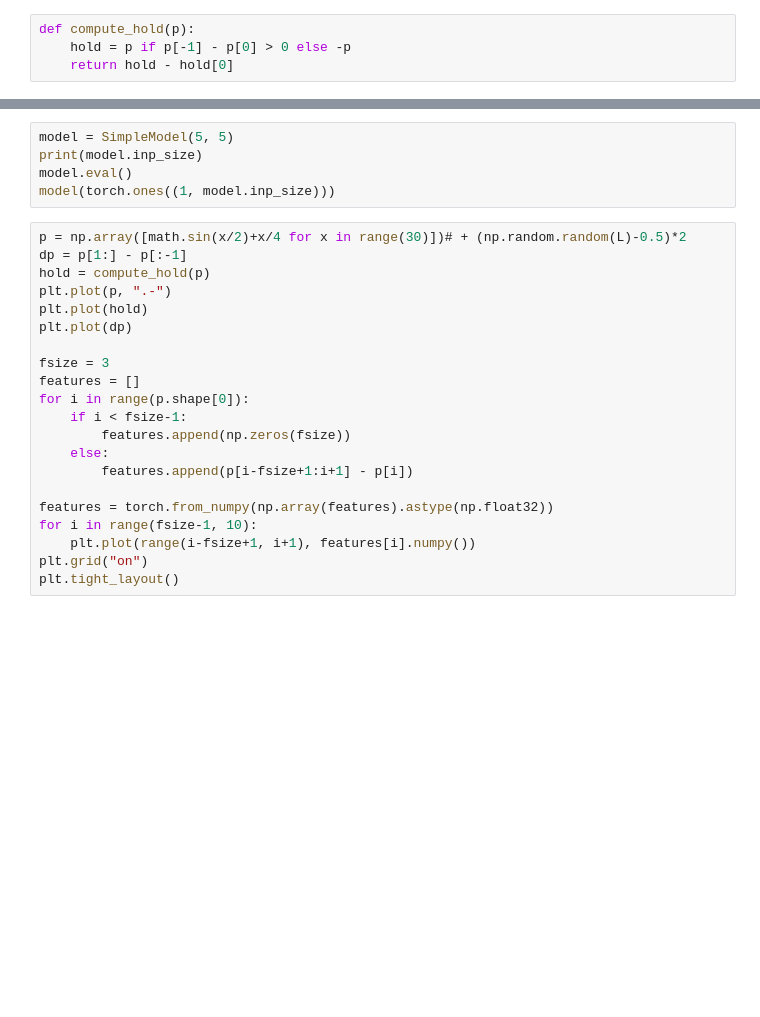
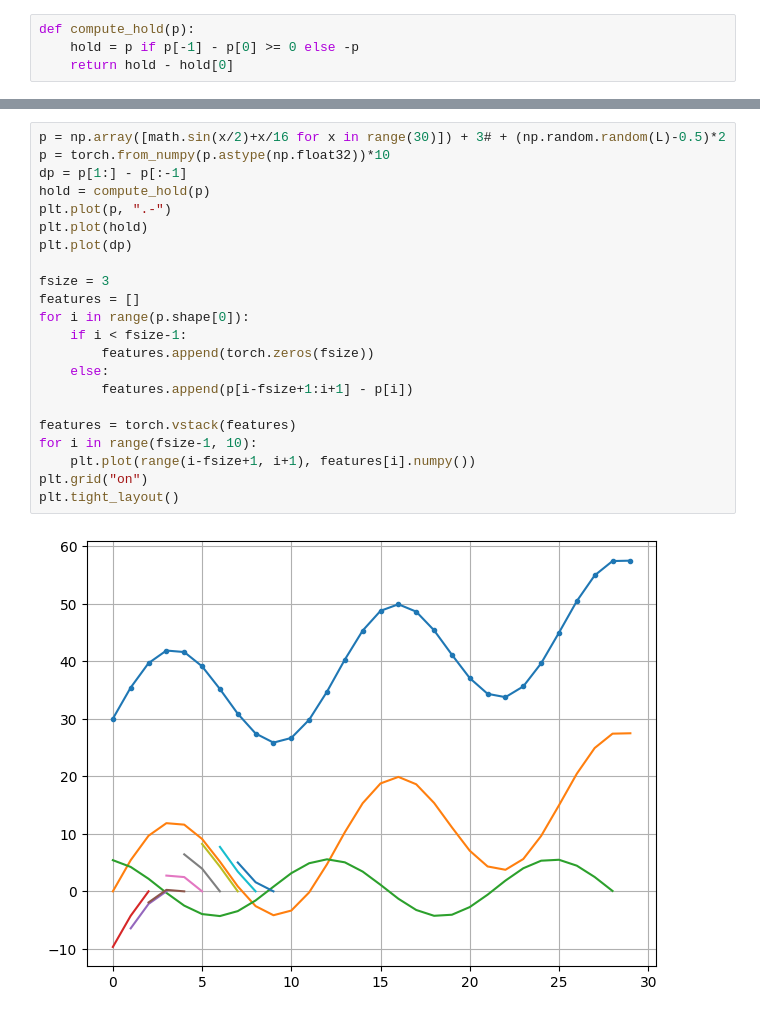
Before and after one commit to binrey/MLTR, a Jupyter notebook: e2e_train.ipynb, the cells around one changed output, grey strips where cells are left out. Cells and saved outputs as stored; diff of their text form; blank space fills up the shorter version.

```diff
--- a/e2e_train.ipynb
+++ b/e2e_train.ipynb
@@ -13,4 +20,4 @@ from backtest import MovingWindow
 # %%
 def compute_hold(p):
-    hold = p if p[-1] - p[0] > 0 else -p
+    hold = p if p[-1] - p[0] >= 0 else -p
     return hold - hold[0]
@@ -60,27 +24,25 @@ class SimpleModel(nn.Module):
-# %%
-model = SimpleModel(5, 5)
-print(model.inp_size)
-model.eval()
-model(torch.ones((1, model.inp_size)))
 # %%
-p = np.array([math.sin(x/2)+x/4 for x in range(30)])# + (np.random.random(L)-0.5)*2
+p = np.array([math.sin(x/2)+x/16 for x in range(30)]) + 3# + (np.random.random(L)-0.5)*2
+p = torch.from_numpy(p.astype(np.float32))*10
 dp = p[1:] - p[:-1]
 hold = compute_hold(p)
 plt.plot(p, ".-")
 plt.plot(hold)
 plt.plot(dp)
 
 fsize = 3
 features = []
 for i in range(p.shape[0]):
     if i < fsize-1:
-        features.append(np.zeros(fsize))
+        features.append(torch.zeros(fsize))
     else:
         features.append(p[i-fsize+1:i+1] - p[i])
 
-features = torch.from_numpy(np.array(features).astype(np.float32))
+features = torch.vstack(features)
 for i in range(fsize-1, 10):
     plt.plot(range(i-fsize+1, i+1), features[i].numpy())
 plt.grid("on")
 plt.tight_layout()
+# %% [output]
+[figure, added]
 # %%
```
Also changed, not shown: parts of 14 cells of this notebook, 13 other files.
